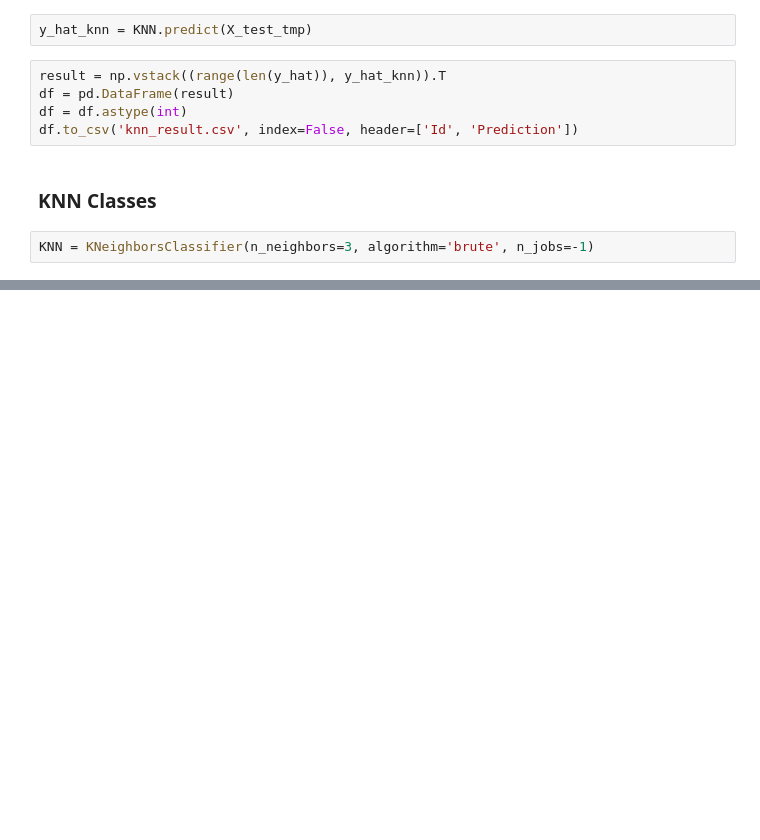
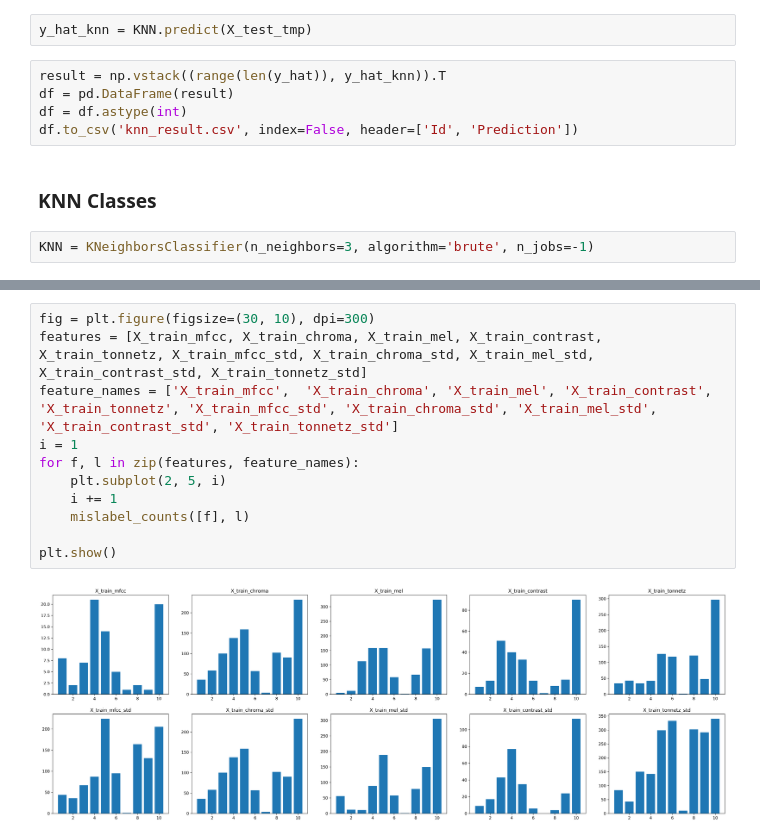
Before and after one commit to Copete/CS181_P3_dualspace, a Jupyter notebook: Junran/feature_selection.ipynb, the cells around one changed output, grey strips where cells are left out. Drawn from its saved outputs; the diff is of its cells as text; blank space fills up the shorter version.

```diff
--- a/Junran/feature_selection.ipynb
+++ b/Junran/feature_selection.ipynb
@@ -300,0 +296,13 @@ plt.bar(wrong_label_counts.keys(), wrong_label_counts.values())
+# %%
+fig = plt.figure(figsize=(30, 10), dpi=300)
+features = [X_train_mfcc, X_train_chroma, X_train_mel, X_train_contrast, X_train_tonnetz, X_train_mfcc_std, X_train_chroma_std, X_train_mel_std, X_train_contrast_std, X_train_tonnetz_std]
+feature_names = ['X_train_mfcc',  'X_train_chroma', 'X_train_mel', 'X_train_contrast', 'X_train_tonnetz', 'X_train_mfcc_std', 'X_train_chroma_std', 'X_train_mel_std', 'X_train_contrast_std', 'X_train_tonnetz_std']
+i = 1
+for f, l in zip(features, feature_names):
+    plt.subplot(2, 5, i)
+    i += 1
+    mislabel_counts([f], l)
+
+plt.show()
+# %% [output]
+[figure, added]
```
Also changed, not shown: parts of 15 cells of this notebook, 3 other files.
